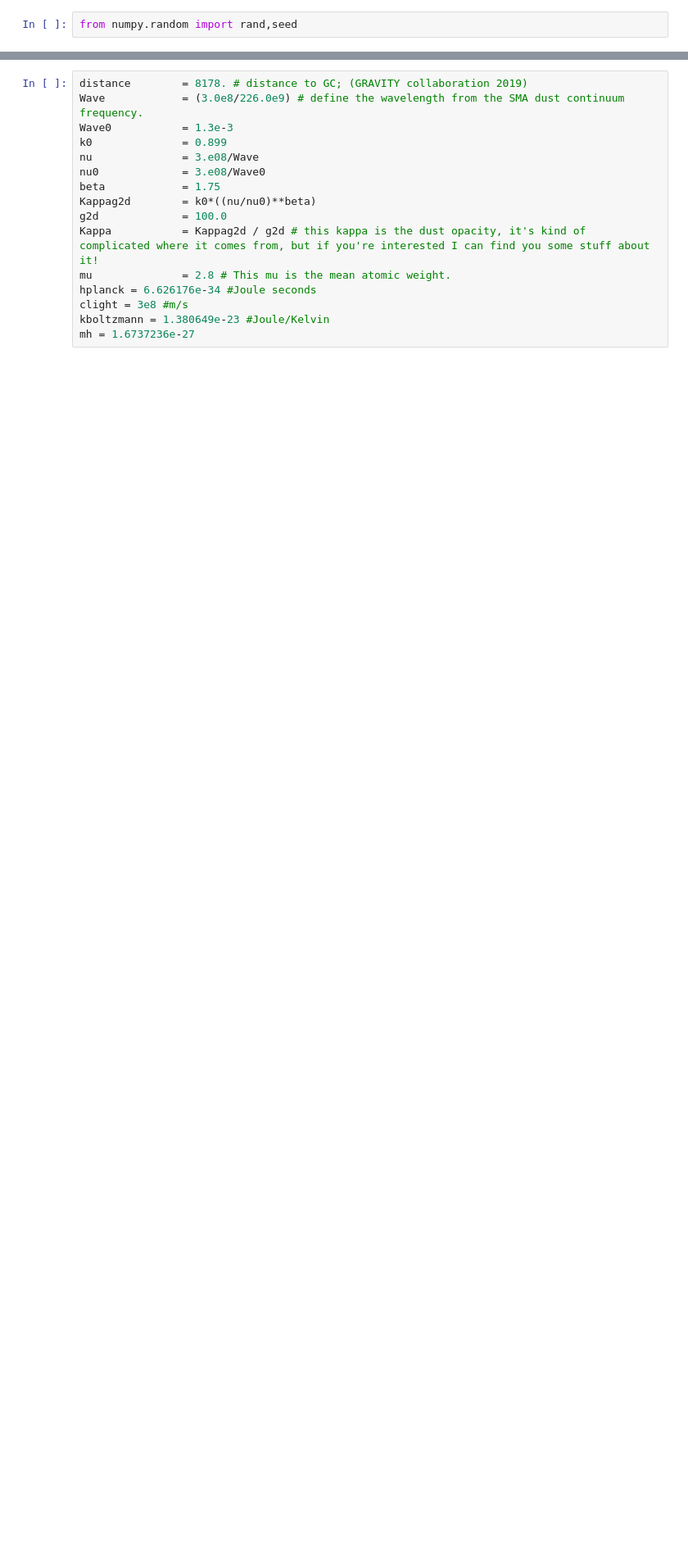
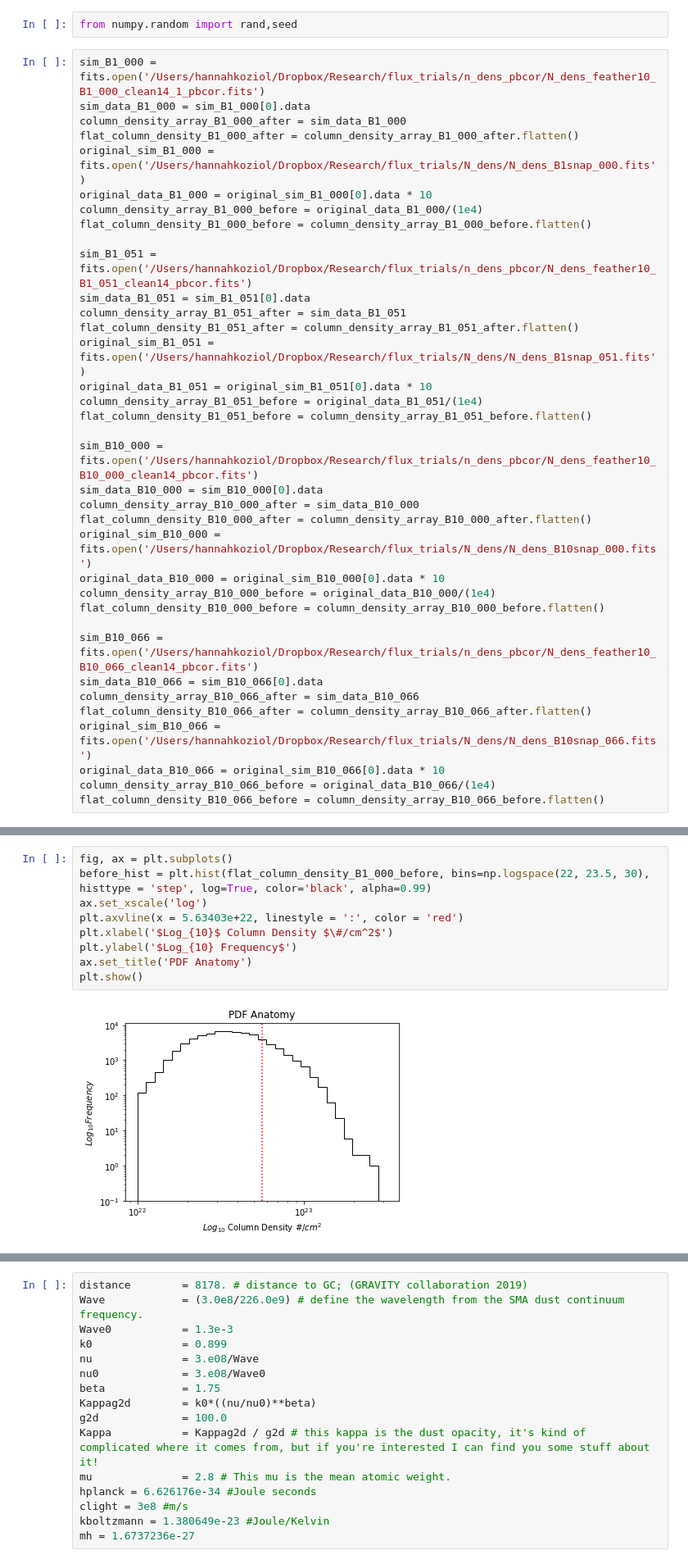
Before and after one commit to Hannahkoziol/PDF_fitting, a Jupyter notebook: Fitting_histograms.ipynb, the cells around one changed output, grey strips where cells are left out. Shown at 82% size. Cells and saved outputs as stored; diff of their text form; blank space fills up the shorter version.

```diff
--- a/Fitting_histograms.ipynb
+++ b/Fitting_histograms.ipynb
@@ -16,3 +21,39 @@ sys.path.insert(1, '/Users/hannahkoziol/Dropbox/Research/python_modules/plfit')
 import plfit
 # %%
 from numpy.random import rand,seed
+# %%
+sim_B1_000 = fits.open('/Users/hannahkoziol/Dropbox/Research/flux_trials/n_dens_pbcor/N_dens_feather10_B1_000_clean14_1_pbcor.fits')
+sim_data_B1_000 = sim_B1_000[0].data
+column_density_array_B1_000_after = sim_data_B1_000
+flat_column_density_B1_000_after = column_density_array_B1_000_after.flatten()
+original_sim_B1_000 = fits.open('/Users/hannahkoziol/Dropbox/Research/flux_trials/N_dens/N_dens_B1snap_000.fits')
+original_data_B1_000 = original_sim_B1_000[0].data * 10
+column_density_array_B1_000_before = original_data_B1_000/(1e4)
+flat_column_density_B1_000_before = column_density_array_B1_000_before.flatten()
+
+sim_B1_051 = fits.open('/Users/hannahkoziol/Dropbox/Research/flux_trials/n_dens_pbcor/N_dens_feather10_B1_051_clean14_pbcor.fits')
+sim_data_B1_051 = sim_B1_051[0].data
+column_density_array_B1_051_after = sim_data_B1_051
+flat_column_density_B1_051_after = column_density_array_B1_051_after.flatten()
+original_sim_B1_051 = fits.open('/Users/hannahkoziol/Dropbox/Research/flux_trials/N_dens/N_dens_B1snap_051.fits')
+original_data_B1_051 = original_sim_B1_051[0].data * 10
+column_density_array_B1_051_before = original_data_B1_051/(1e4)
+flat_column_density_B1_051_before = column_density_array_B1_051_before.flatten()
+
+sim_B10_000 = fits.open('/Users/hannahkoziol/Dropbox/Research/flux_trials/n_dens_pbcor/N_dens_feather10_B10_000_clean14_pbcor.fits')
+sim_data_B10_000 = sim_B10_000[0].data
+column_density_array_B10_000_after = sim_data_B10_000
+flat_column_density_B10_000_after = column_density_array_B10_000_after.flatten()
+original_sim_B10_000 = fits.open('/Users/hannahkoziol/Dropbox/Research/flux_trials/N_dens/N_dens_B10snap_000.fits')
+original_data_B10_000 = original_sim_B10_000[0].data * 10
+column_density_array_B10_000_before = original_data_B10_000/(1e4)
+flat_column_density_B10_000_before = column_density_array_B10_000_before.flatten()
+
+sim_B10_066 = fits.open('/Users/hannahkoziol/Dropbox/Research/flux_trials/n_dens_pbcor/N_dens_feather10_B10_066_clean14_pbcor.fits')
+sim_data_B10_066 = sim_B10_066[0].data
+column_density_array_B10_066_after = sim_data_B10_066
+flat_column_density_B10_066_after = column_density_array_B10_066_after.flatten()
+original_sim_B10_066 = fits.open('/Users/hannahkoziol/Dropbox/Research/flux_trials/N_dens/N_dens_B10snap_066.fits')
+original_data_B10_066 = original_sim_B10_066[0].data * 10
+column_density_array_B10_066_before = original_data_B10_066/(1e4)
+flat_column_density_B10_066_before = column_density_array_B10_066_before.flatten()
@@ -18,0 +73,11 @@ from numpy.random import rand,seed
+# %%
+fig, ax = plt.subplots()
+before_hist = plt.hist(flat_column_density_B1_000_before, bins=np.logspace(22, 23.5, 30), histtype = 'step', log=True, color='black', alpha=0.99)
+ax.set_xscale('log')
+plt.axvline(x = 5.63403e+22, linestyle = ':', color = 'red')
+plt.xlabel('$Log_{10}$ Column Density $\#/cm^2$')
+plt.ylabel('$Log_{10} Frequency$')
+ax.set_title('PDF Anatomy')
+plt.show()
+# %% [output]
+[figure, added]
```
Also changed, not shown: parts of 70 cells of this notebook.
